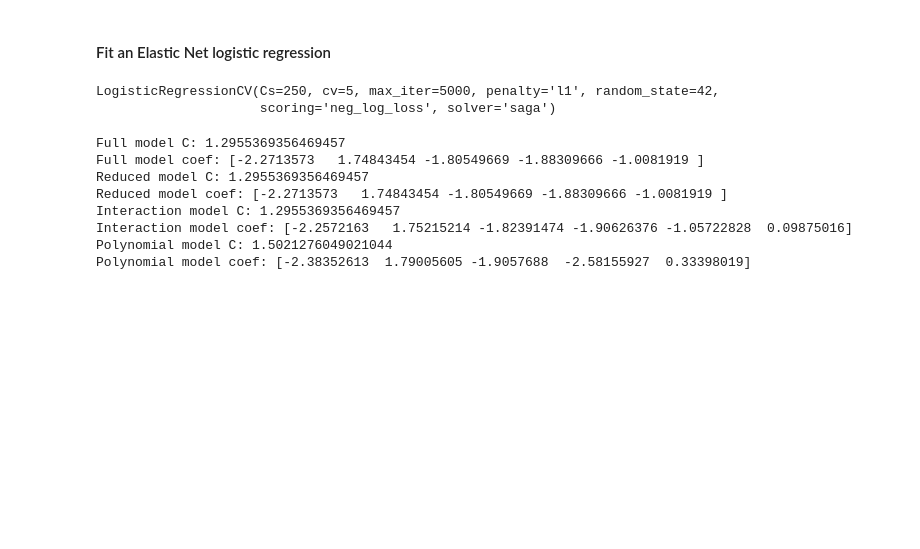
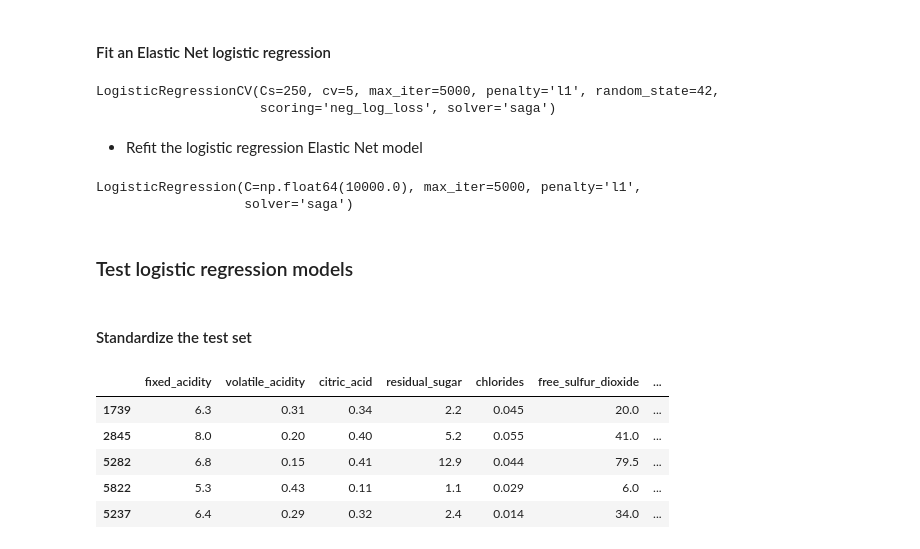
Before and after one commit to fhzhkunming/ST-554-HW7, a Jupyter notebook: HW7_Hui.ipynb, the cells around one changed output. Saved outputs shown, nothing was run; the diff lists cells and outputs as text; code cells hidden in the pictures; blank space fills up the shorter version.

```diff
--- a/HW7_Hui.ipynb
+++ b/HW7_Hui.ipynb
@@ -751,21 +797,36 @@ log_reg_en.fit(X_train2[['fixed_acidity', 'residual_sugar', 'chlorides', 'total_
 # %% [output]
 LogisticRegressionCV(Cs=250, cv=5, max_iter=5000, penalty='l1', random_state=42,
                      scoring='neg_log_loss', solver='saga')
-# %%
-print("Full model C:", log_reg_cv.C_[0])
-print("Full model coef:", log_reg_cv.coef_[0])
-print("Reduced model C:", log_reg_cv1.C_[0])
-print("Reduced model coef:", log_reg_cv1.coef_[0])
-print("Interaction model C:", log_reg_cv2.C_[0])
-print("Interaction model coef:", log_reg_cv2.coef_[0])
-print("Polynomial model C:", log_reg_cv3.C_[0])
-print("Polynomial model coef:", log_reg_cv3.coef_[0])
-# %% [output]
-Full model C: 1.2955369356469457
-Full model coef: [-2.2713573   1.74843454 -1.80549669 -1.88309666 -1.0081919 ]
-Reduced model C: 1.2955369356469457
-Reduced model coef: [-2.2713573   1.74843454 -1.80549669 -1.88309666 -1.0081919 ]
-Interaction model C: 1.2955369356469457
-Interaction model coef: [-2.2572163   1.75215214 -1.82391474 -1.90626376 -1.05722828  0.09875016]
-Polynomial model C: 1.5021276049021044
-Polynomial model coef: [-2.38352613  1.79005605 -1.9057688  -2.58155927  0.33398019]
+# %% [markdown]
+- Refit the logistic regression Elastic Net model
+# %%
+# refit the Elastic Net Logistic Regression model using optimal C from CV
+log_en_best = LogisticRegression(penalty='l1',
+                                 solver="saga",
+                                 C = log_reg_en.C_[0],  # Best C chosen by cross-validation
+                                 max_iter = 5000)
+log_en_best.fit(X_train2[['fixed_acidity', 'residual_sugar', 'chlorides', 'total_sulfur_dioxide']],
+                y_train2)
+# %% [output]
+LogisticRegression(C=np.float64(10000.0), max_iter=5000, penalty='l1',
+                   solver='saga')
+# %% [markdown]
+### Test logistic regression models
+# %% [markdown]
+#### Standardize the test set
+# %%
+# quick function to standardize based off of a supplied mean and std
+def my_std_fun2(x, means, stds):
+    return(x-means)/stds
+# loop through the columns and use the function on each
+for x in X_test2.columns:
+    X_test2[x] = my_std_fun2(X_test2[x], means_2[x], stds_2[x])
+# check the data set
+X_test2.head()
+# %% [output]
+|  | fixed_acidity | volatile_acidity | citric_acid | residual_sugar | chlorides | free_sulfur_dioxide | ... |
+| 1739 | 6.3 | 0.31 | 0.34 | 2.2 | 0.045 | 20.0 | ... |
+| 2845 | 8.0 | 0.20 | 0.40 | 5.2 | 0.055 | 41.0 | ... |
+| 5282 | 6.8 | 0.15 | 0.41 | 12.9 | 0.044 | 79.5 | ... |
+| 5822 | 5.3 | 0.43 | 0.11 | 1.1 | 0.029 | 6.0 | ... |
+| 5237 | 6.4 | 0.29 | 0.32 | 2.4 | 0.014 | 34.0 | ... |
```
Also changed, not shown: parts of 27 cells of this notebook.
